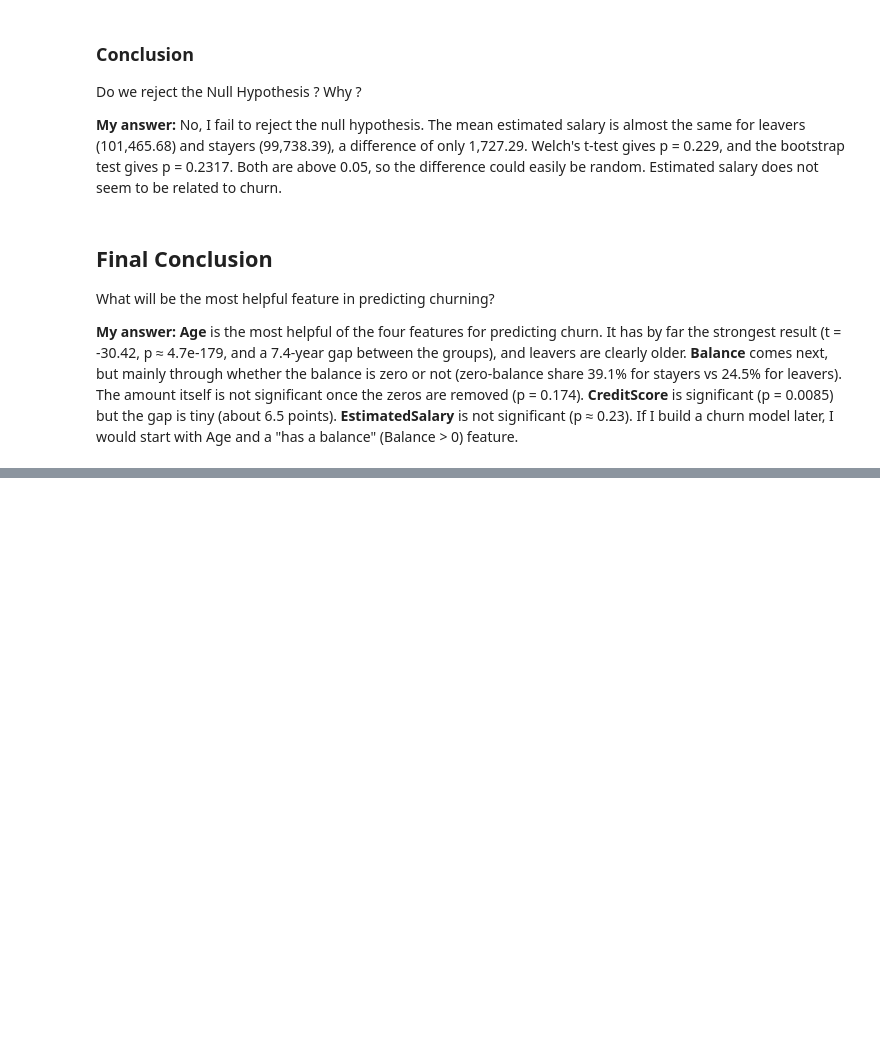
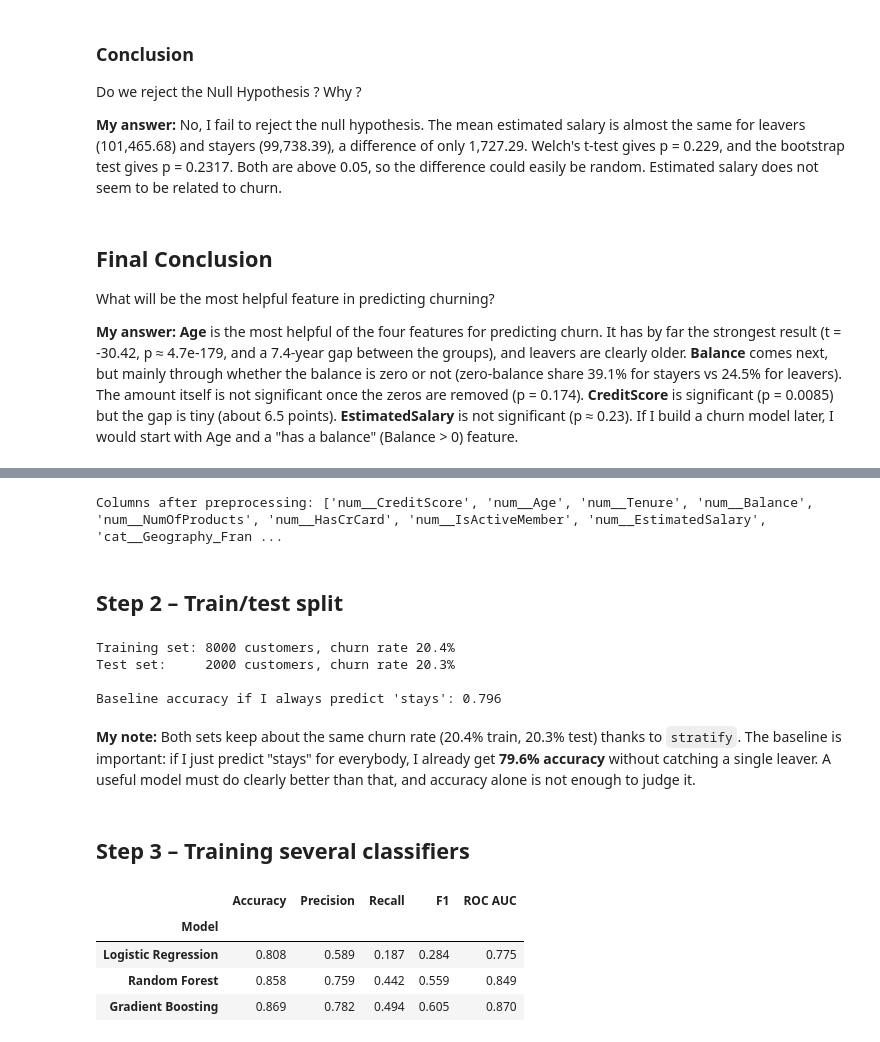
Before and after one commit to simonlivson/DI_Bootcamp, a Jupyter notebook: Week4/Day3/DailyChallenge/churn_inferential_statistics.ipynb, the cells around one changed output, grey strips where cells are left out. Cells and saved outputs as stored; diff of their text form; code cells hidden in the pictures; blank space fills up the shorter version.

```diff
--- a/Week4/Day3/DailyChallenge/churn_inferential_statistics.ipynb
+++ b/Week4/Day3/DailyChallenge/churn_inferential_statistics.ipynb
@@ -365,0 +450,79 @@ What will be the most helpful feature in predicting churning?
+# %%
+# Preprocessing with a ColumnTransformer:
+# - numeric columns: fill missing values with the median, then standardise (mean 0, std 1)
+#   so features with big numbers (Balance, EstimatedSalary) don't dominate Logistic Regression
+# - categorical columns: fill missing values with the most frequent value, then one-hot encode
+#   (Geography -> Geography_France / Geography_Germany / Geography_Spain, Gender -> Gender_Female / Gender_Male)
+numeric_transformer = Pipeline([
+    ('imputer', SimpleImputer(strategy='median')),
+    ('scaler', StandardScaler()),
+])
+categorical_transformer = Pipeline([
+    ('imputer', SimpleImputer(strategy='most_frequent')),
+    ('onehot', OneHotEncoder(handle_unknown='ignore')),
+])
+preprocessor = ColumnTransformer([
+    ('num', numeric_transformer, numeric_features),
+    ('cat', categorical_transformer, categorical_features),
+])
+
+# Small demo: what the encoded data looks like (fitted here only to show the column names)
+demo = preprocessor.fit(X)
+print("Columns after preprocessing:", demo.get_feature_names_out().tolist())
+# %% [output]
+Columns after preprocessing: ['num__CreditScore', 'num__Age', 'num__Tenure', 'num__Balance', 'num__NumOfProducts', 'num__HasCrCard', 'num__IsActiveMember', 'num__EstimatedSalary', 'cat__Geography_Fran ...
+# %% [markdown]
+## Step 2 – Train/test split
+# %%
+# 80% of the customers to train the models, 20% kept aside to test them on data they have never seen.
+# stratify=y keeps the same share of leavers in both sets; random_state makes the split reproducible.
+X_train, X_test, y_train, y_test = train_test_split(X, y, test_size=0.2, random_state=42, stratify=y)
+print(f"Training set: {X_train.shape[0]} customers, churn rate {y_train.mean():.1%}")
+print(f"Test set:     {X_test.shape[0]} customers, churn rate {y_test.mean():.1%}")
+
+# A "dumb" baseline: always predict that nobody leaves
+baseline_accuracy = (y_test == 0).mean()
+print(f"\nBaseline accuracy if I always predict 'stays': {baseline_accuracy:.3f}")
+# %% [output]
+Training set: 8000 customers, churn rate 20.4%
+Test set:     2000 customers, churn rate 20.3%
+
+Baseline accuracy if I always predict 'stays': 0.796
+# %% [markdown]
+**My note:** Both sets keep about the same churn rate (20.4% train, 20.3% test) thanks to `stratify`. The baseline is important: if I just predict "stays" for everybody, I already get **79.6% accuracy** without catching a single leaver. A useful model must do clearly better than that, and accuracy alone is not enough to judge it.
+# %% [markdown]
+## Step 3 – Training several classifiers
+# %%
+# Each model is a Pipeline: preprocessing + classifier. The preprocessing is fitted ONLY on the
+# training data inside the pipeline, so no information from the test set leaks into training.
+models = {
+    'Logistic Regression': LogisticRegression(max_iter=1000),
+    'Random Forest': RandomForestClassifier(n_estimators=300, random_state=42),
+    'Gradient Boosting': GradientBoostingClassifier(random_state=42),
+}
+
+results = []
+fitted_models = {}
+for name, classifier in models.items():
+    model = Pipeline([('preprocess', preprocessor), ('classifier', classifier)])
+    model.fit(X_train, y_train)
+    y_pred = model.predict(X_test)
+    y_proba = model.predict_proba(X_test)[:, 1]
+    fitted_models[name] = model
+    results.append({
+        'Model': name,
+        'Accuracy': accuracy_score(y_test, y_pred),
+        'Precision': precision_score(y_test, y_pred),
+        'Recall': recall_score(y_test, y_pred),
+        'F1': f1_score(y_test, y_pred),
+        'ROC AUC': roc_auc_score(y_test, y_proba),
+    })
+
+results_df = pd.DataFrame(results).set_index('Model').round(3)
+results_df
+# %% [output]
+|  | Accuracy | Precision | Recall | F1 | ROC AUC |
+| Model |  |  |  |  |  |
+| Logistic Regression | 0.808 | 0.589 | 0.187 | 0.284 | 0.775 |
+| Random Forest | 0.858 | 0.759 | 0.442 | 0.559 | 0.849 |
+| Gradient Boosting | 0.869 | 0.782 | 0.494 | 0.605 | 0.870 |
```
Also changed, not shown: parts of 20 cells of this notebook.
